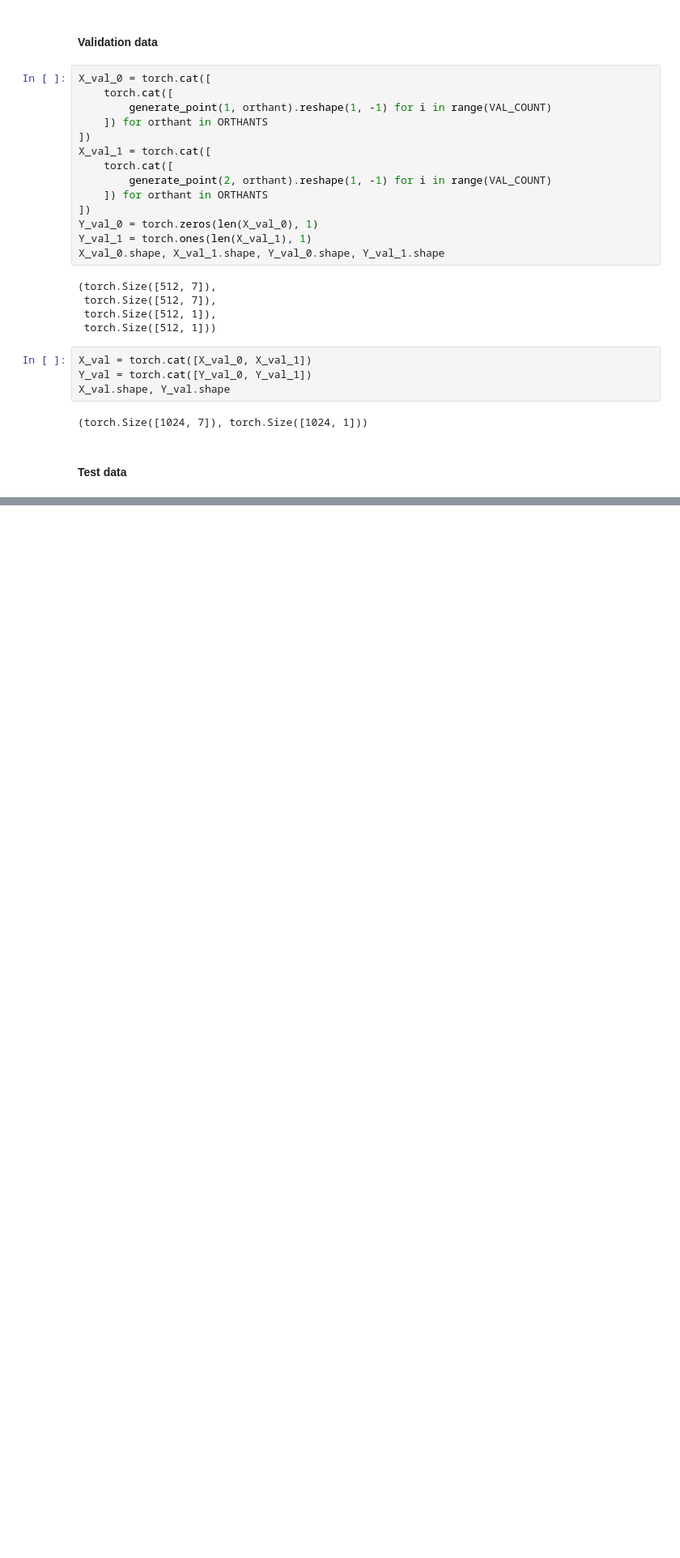
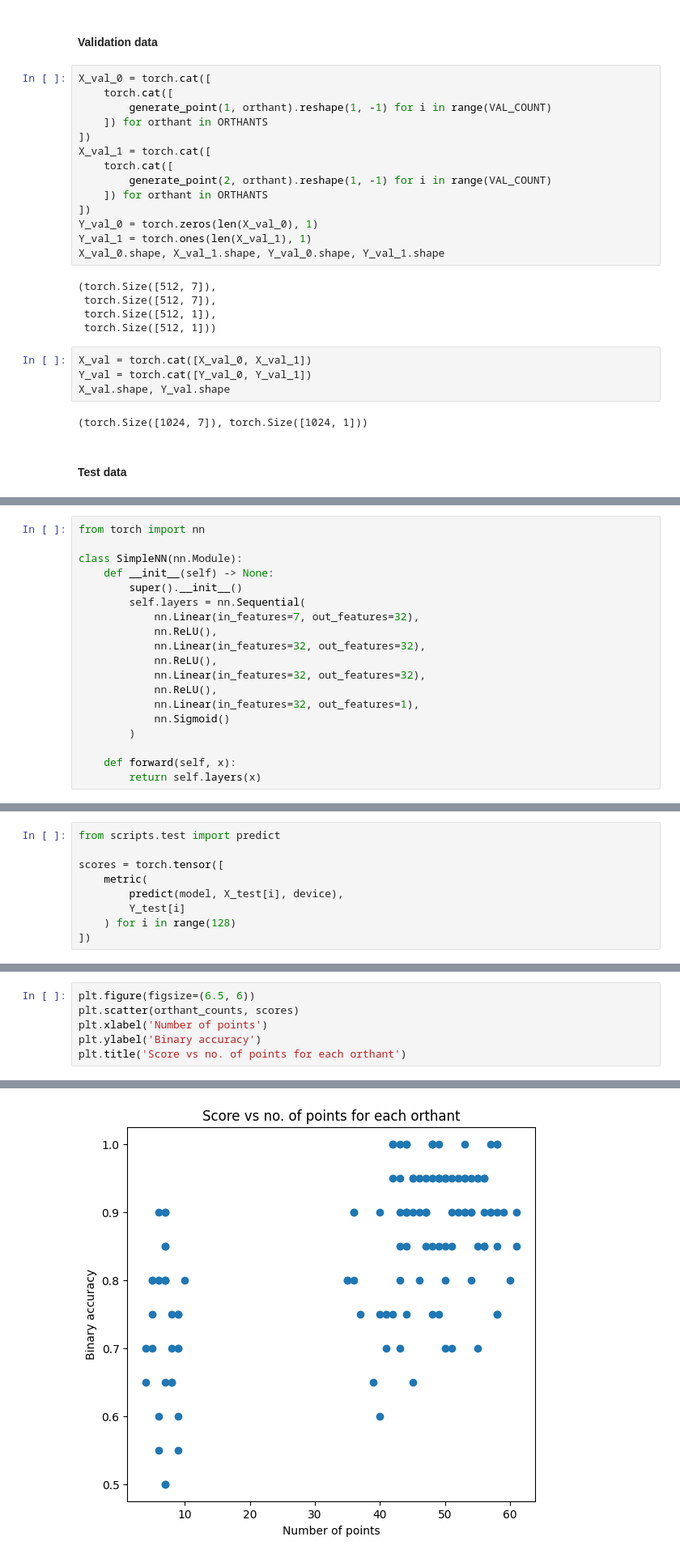
Before and after one commit to Bala-A87/UGRC, a Jupyter notebook: Code/orthants-symmetry.ipynb, the cells around one changed output, grey strips where cells are left out. Shown at 81% size. Cells and saved outputs as stored; diff of their text form; blank space fills up the shorter version.

```diff
--- a/Code/orthants-symmetry.ipynb
+++ b/Code/orthants-symmetry.ipynb
@@ -255,0 +276,19 @@ X_test.shape, Y_test.shape
+# %%
+from torch import nn
+
+class SimpleNN(nn.Module):
+    def __init__(self) -> None:
+        super().__init__()
+        self.layers = nn.Sequential(
+            nn.Linear(in_features=7, out_features=32),
+            nn.ReLU(),
+            nn.Linear(in_features=32, out_features=32),
+            nn.ReLU(),
+            nn.Linear(in_features=32, out_features=32),
+            nn.ReLU(),
+            nn.Linear(in_features=32, out_features=1),
+            nn.Sigmoid()
+        )
+
+    def forward(self, x):
+        return self.layers(x)
@@ -255,0 +344,9 @@ X_test.shape, Y_test.shape
+# %%
+from scripts.test import predict
+
+scores = torch.tensor([
+    metric(
+        predict(model, X_test[i], device),
+        Y_test[i]
+    ) for i in range(128)
+])
@@ -255,0 +355,7 @@ X_test.shape, Y_test.shape
+# %%
+plt.figure(figsize=(6.5, 6))
+plt.scatter(orthant_counts, scores)
+plt.xlabel('Number of points')
+plt.ylabel('Binary accuracy')
+plt.title('Score vs no. of points for each orthant')
+# %% [output]
@@ -255,0 +363 @@ X_test.shape, Y_test.shape
+[figure, added]
```
Also changed, not shown: parts of 13 cells of this notebook.
